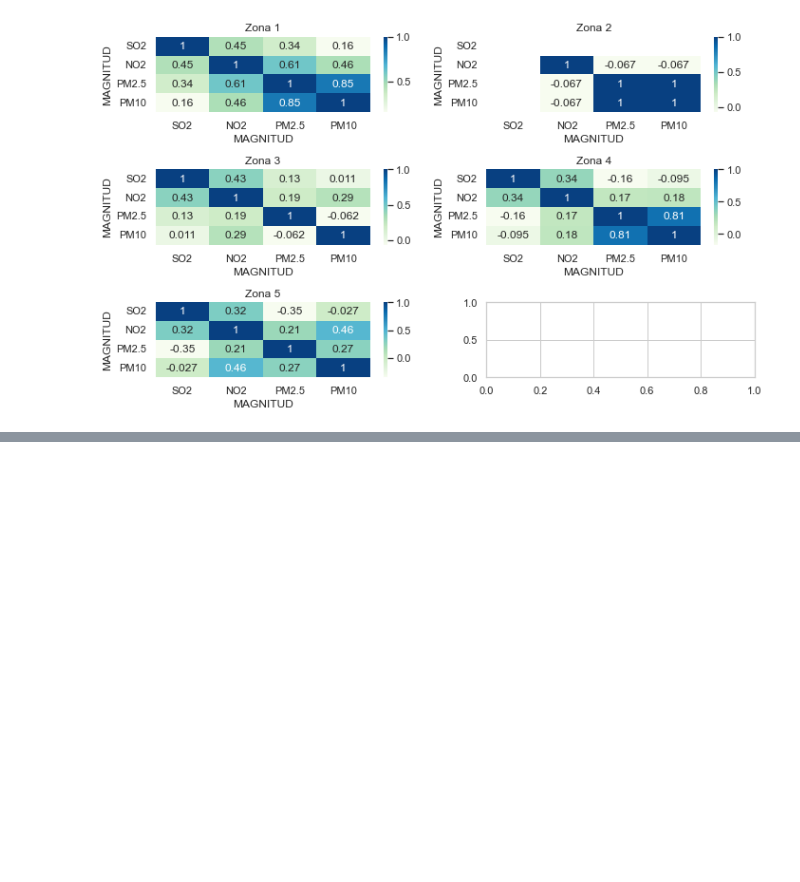
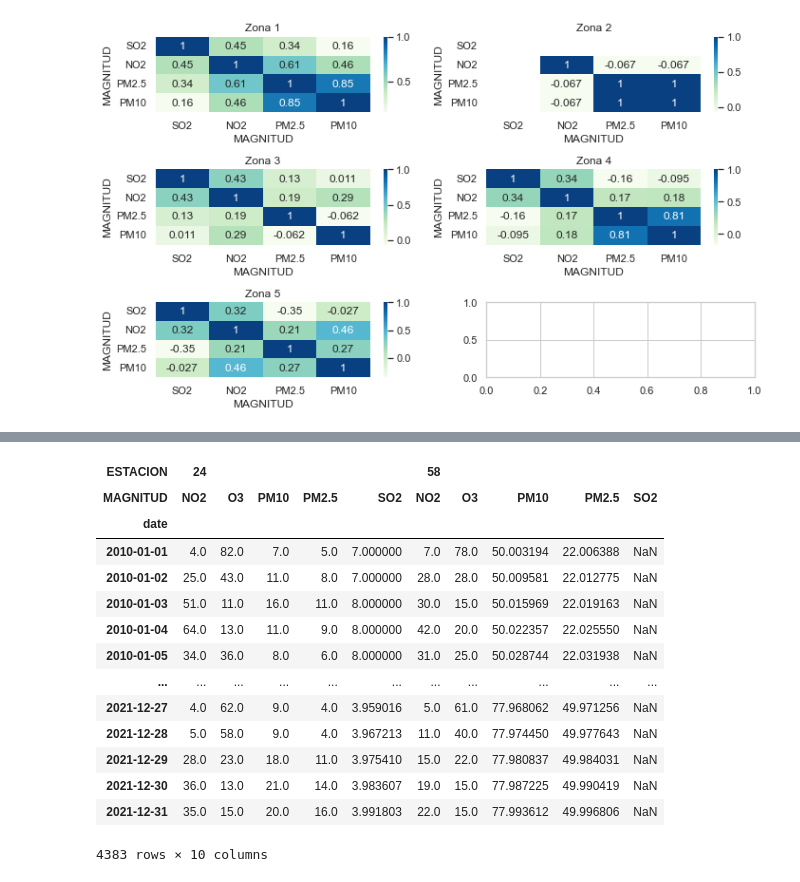
Before and after one commit to sofiamacein/TFG-Calidad-Aire-Madrid, a Jupyter notebook: TFG. CALIDAD AIRE MADRID_EDA.ipynb, the cells around one changed output, grey strips where cells are left out. Cells and saved outputs as stored; diff of their text form; code cells hidden in the pictures; blank space fills up the shorter version.

```diff
--- a/TFG. CALIDAD AIRE MADRID_EDA.ipynb
+++ b/TFG. CALIDAD AIRE MADRID_EDA.ipynb
@@ -829,0 +899,19 @@ plt.show()
+# %%
+# Zona 4
+zona4.pivot_table(index = 'date',columns='MAGNITUD',dropna=False)
+# %% [output]
+| ESTACION | 24 |  |  |  |  | 58 |  |  |  |  |
+| MAGNITUD | NO2 | O3 | PM10 | PM2.5 | SO2 | NO2 | O3 | PM10 | PM2.5 | SO2 |
+| date |  |  |  |  |  |  |  |  |  |  |
+| 2010-01-01 | 4.0 | 82.0 | 7.0 | 5.0 | 7.000000 | 7.0 | 78.0 | 50.003194 | 22.006388 | NaN |
+| 2010-01-02 | 25.0 | 43.0 | 11.0 | 8.0 | 7.000000 | 28.0 | 28.0 | 50.009581 | 22.012775 | NaN |
+| 2010-01-03 | 51.0 | 11.0 | 16.0 | 11.0 | 8.000000 | 30.0 | 15.0 | 50.015969 | 22.019163 | NaN |
+| 2010-01-04 | 64.0 | 13.0 | 11.0 | 9.0 | 8.000000 | 42.0 | 20.0 | 50.022357 | 22.025550 | NaN |
+| 2010-01-05 | 34.0 | 36.0 | 8.0 | 6.0 | 8.000000 | 31.0 | 25.0 | 50.028744 | 22.031938 | NaN |
+| ... | ... | ... | ... | ... | ... | ... | ... | ... | ... | ... |
+| 2021-12-27 | 4.0 | 62.0 | 9.0 | 4.0 | 3.959016 | 5.0 | 61.0 | 77.968062 | 49.971256 | NaN |
+| 2021-12-28 | 5.0 | 58.0 | 9.0 | 4.0 | 3.967213 | 11.0 | 40.0 | 77.974450 | 49.977643 | NaN |
+| 2021-12-29 | 28.0 | 23.0 | 18.0 | 11.0 | 3.975410 | 15.0 | 22.0 | 77.980837 | 49.984031 | NaN |
+| 2021-12-30 | 36.0 | 13.0 | 21.0 | 14.0 | 3.983607 | 19.0 | 15.0 | 77.987225 | 49.990419 | NaN |
+| 2021-12-31 | 35.0 | 15.0 | 20.0 | 16.0 | 3.991803 | 22.0 | 15.0 | 77.993612 | 49.996806 | NaN |
+4383 rows × 10 columns
```
Also changed, not shown: parts of 10 cells of this notebook.
